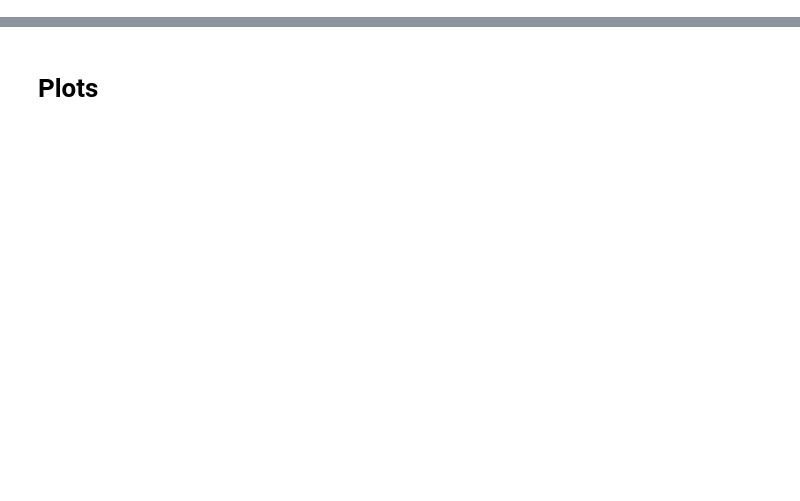
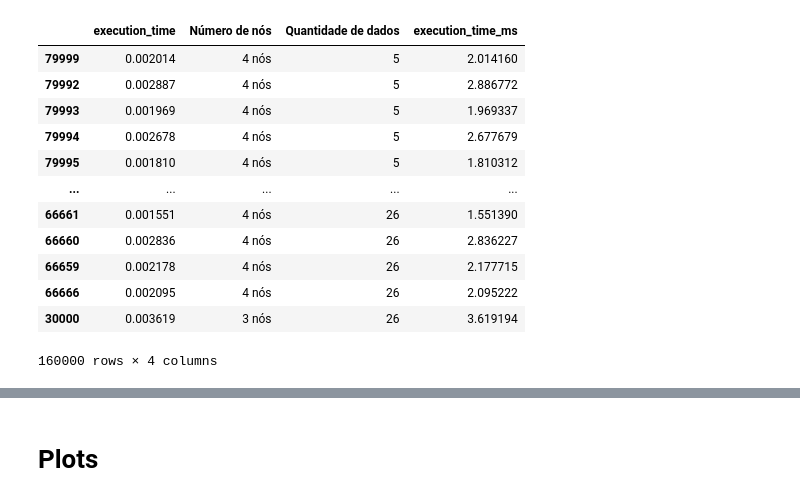
Before and after one commit to svponte/bdm, a Jupyter notebook: resultados/analise_resultados.ipynb, the cells around one changed output, grey strips where cells are left out. Saved outputs shown, nothing was run; the diff lists cells and outputs as text; code cells hidden in the pictures; blank space fills up the shorter version.

```diff
--- a/resultados/analise_resultados.ipynb
+++ b/resultados/analise_resultados.ipynb
@@ -40,0 +56,10 @@ df_t.head()
+# %%
+nos_dict = {}
+
+for dir_ in os.listdir(root_dir):
+    if dir_ != 'resumo.txt':
+        csv_list = []
+        for file in os.listdir(os.path.join(root_dir, dir_)):
+            if not file.endswith('.log'):
+                csv_list.append(file)
+        nos_dict[dir_] = csv_list
@@ -99,0 +178,17 @@ Name: mean, Length: 1000, dtype: float64
+# %%
+df_final_sorted_qtd['execution_time_ms'] = df_final_sorted_qtd['execution_time'] * 1000
+df_final_sorted_qtd
+# %% [output]
+|  | execution_time | Número de nós | Quantidade de dados | execution_time_ms |
+| 79999 | 0.002014 | 4 nós | 5 | 2.014160 |
+| 79992 | 0.002887 | 4 nós | 5 | 2.886772 |
+| 79993 | 0.001969 | 4 nós | 5 | 1.969337 |
+| 79994 | 0.002678 | 4 nós | 5 | 2.677679 |
+| 79995 | 0.001810 | 4 nós | 5 | 1.810312 |
+| ... | ... | ... | ... | ... |
+| 66661 | 0.001551 | 4 nós | 26 | 1.551390 |
+| 66660 | 0.002836 | 4 nós | 26 | 2.836227 |
+| 66659 | 0.002178 | 4 nós | 26 | 2.177715 |
+| 66666 | 0.002095 | 4 nós | 26 | 2.095222 |
+| 30000 | 0.003619 | 3 nós | 26 | 3.619194 |
+160000 rows × 4 columns
```
Also changed, not shown: parts of 57 cells of this notebook, 17 other files.
